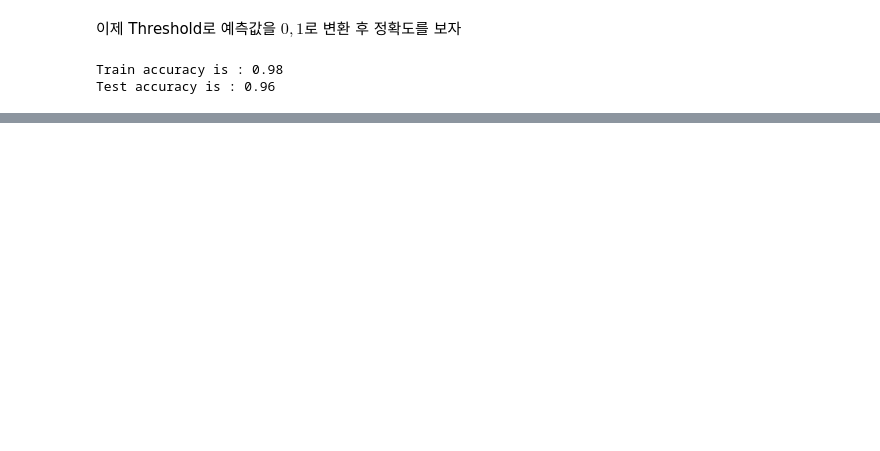
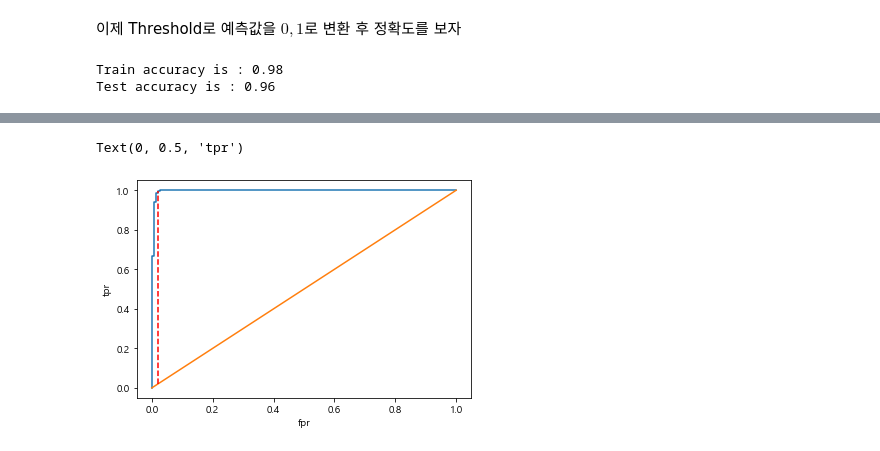
Before and after one commit to pinkocto/BP2022, a Jupyter notebook: _notebooks/2022-04-26-ML.ipynb, the cells around one changed output, grey strips where cells are left out. Saved outputs shown, nothing was run; the diff lists cells and outputs as text; code cells hidden in the pictures; blank space fills up the shorter version.

```diff
--- a/_notebooks/2022-04-26-ML.ipynb
+++ b/_notebooks/2022-04-26-ML.ipynb
@@ -361,0 +507,9 @@ Test accuracy is : 0.96
+# %%
+plt.plot(fpr, tpr)
+plt.plot(np.linspace(0, 1, 10), np.linspace(0, 1, 10))
+plt.plot((fpr[idx],fpr[idx]), (fpr[idx], tpr[idx]), color="red", linestyle="--")
+plt.xlabel("fpr")
+plt.ylabel("tpr")
+# %% [output]
+Text(0, 0.5, 'tpr')
+[figure, added]
```
Also changed, not shown: parts of 61 cells of this notebook.
